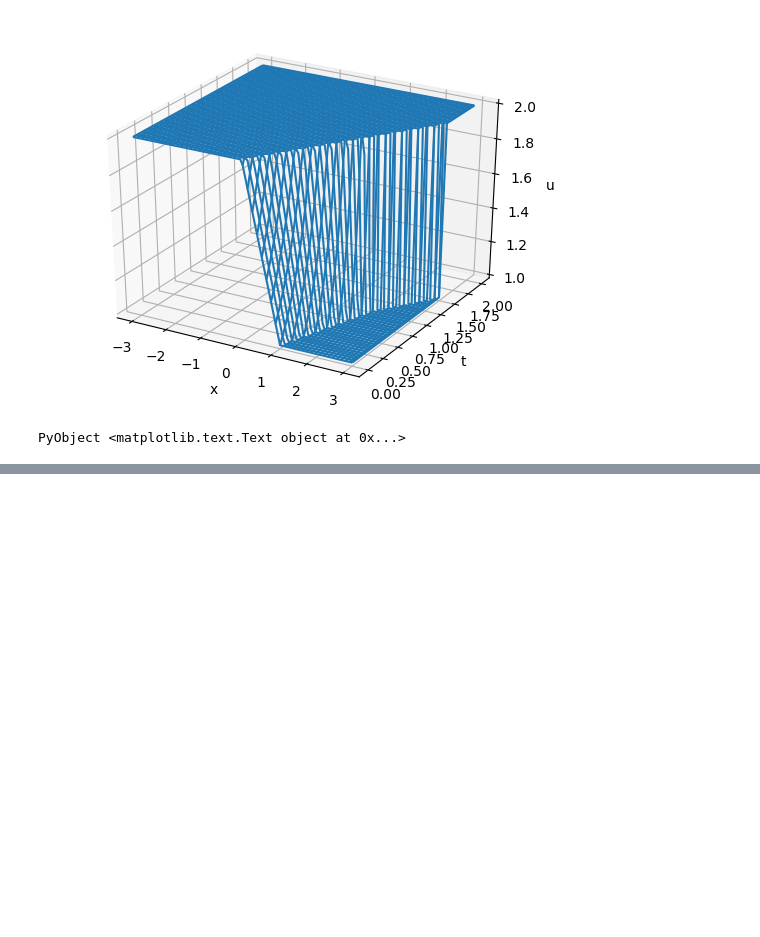
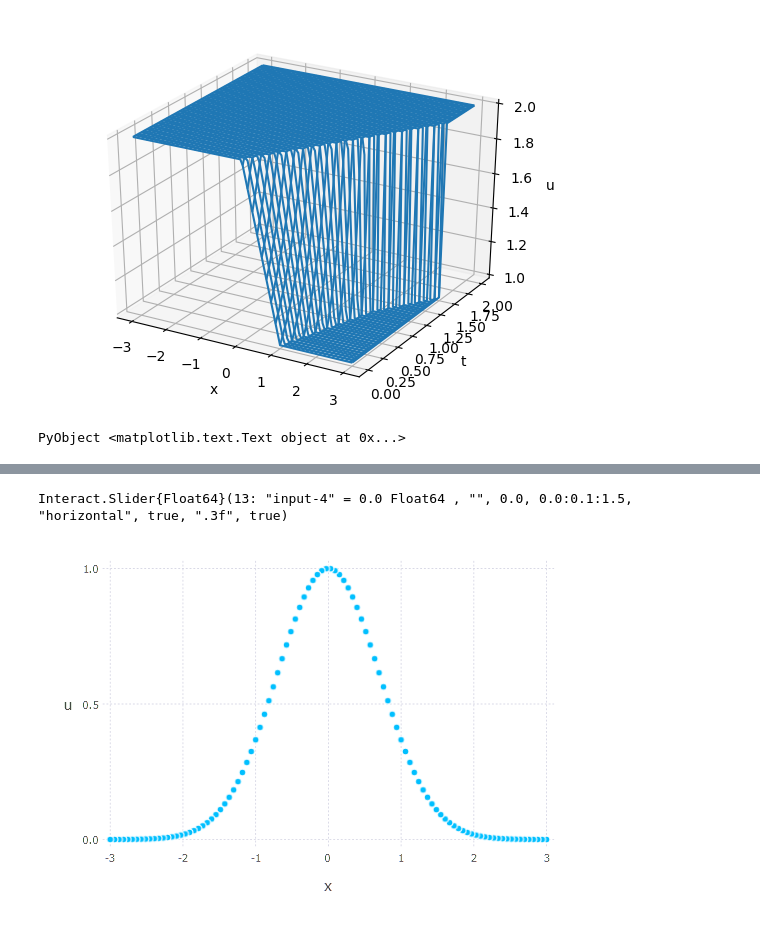
Before and after one commit to ivanslapnicar/Matematika-posebna_poglavlja, a Jupyter notebook: src/MPP07b_Nelinearni_valovi.ipynb, the cells around one changed output, grey strips where cells are left out. Saved outputs shown, nothing was run; the diff lists cells and outputs as text; code cells hidden in the pictures; blank space fills up the shorter version.

```diff
--- a/src/MPP07b_Nelinearni_valovi.ipynb
+++ b/src/MPP07b_Nelinearni_valovi.ipynb
@@ -176,0 +305,11 @@ PyObject <matplotlib.text.Text object at 0x...>
+# %%
+# Pogledajmo kako se val mijenja u ovisnosti o vremenu t
+@manipulate for t in slider(0.0:0.1:1.5,value=0.0)
+    ξ=linspace(-3,3,100)
+    u=exp.(-ξ.^2)
+    x=u*t+ξ
+    plot(x=x,y=u,Guide.xlabel("x"),Guide.ylabel("u"),Coord.Cartesian(xmin=-3.0,xmax=3.0))
+end
+# %% [output]
+Interact.Slider{Float64}(13: "input-4" = 0.0 Float64 , "", 0.0, 0.0:0.1:1.5, "horizontal", true, ".3f", true)
+[figure, added]
```
Also changed, not shown: parts of 10 cells of this notebook.
